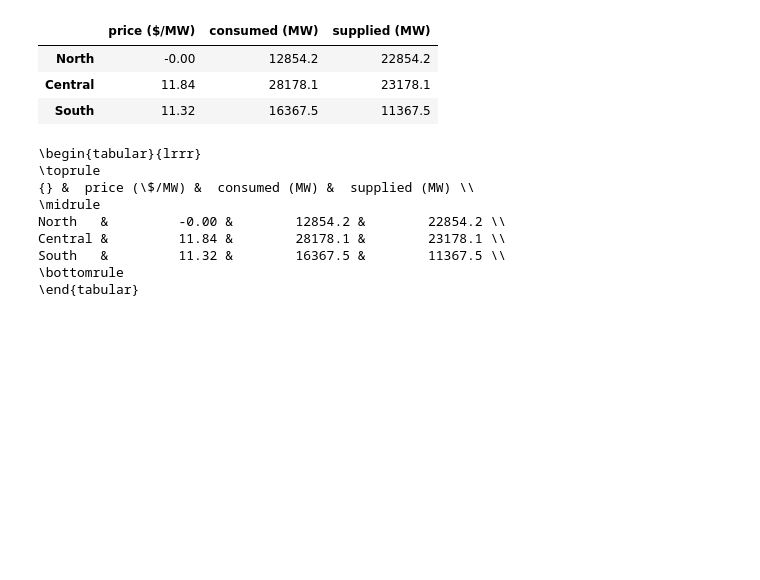
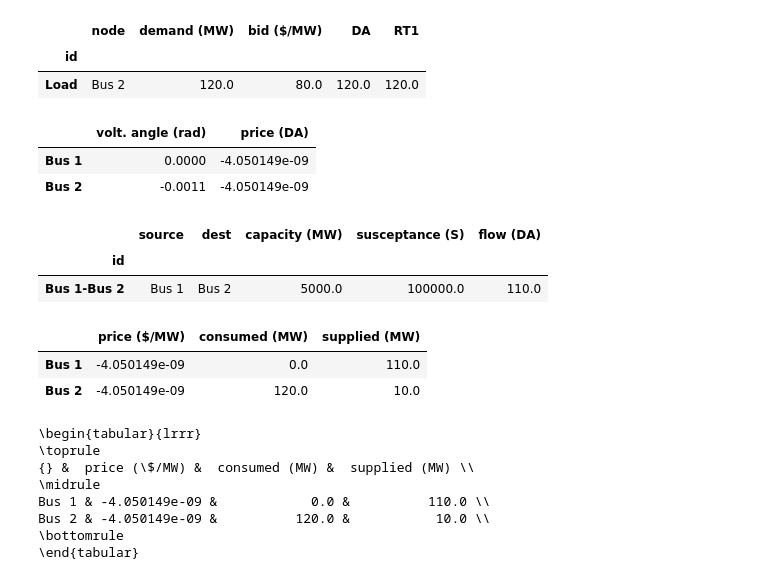
Before and after one commit to drakesiard/power, a Jupyter notebook: dtu31792/project/proj2-stochastic-program.ipynb, the cells around one changed output. Drawn from its saved outputs; the diff is of its cells as text; code cells hidden in the pictures; blank space fills up the shorter version.

```diff
--- a/dtu31792/project/proj2-stochastic-program.ipynb
+++ b/dtu31792/project/proj2-stochastic-program.ipynb
@@ -25,0 +24,6 @@ supply.head()
+# %%
+demand = pd.read_csv('stochastic_example_bid.csv').set_index('id')
+ndemand = len(demand)
+ushed = demand['bid ($/MW)'].max()
+print(demand.shape)
+demand.head()
@@ -25,0 +35,16 @@ supply.head()
+# %%
+scenarios = pd.read_csv('stochastic_example_scenarios.csv').set_index('scenario')
+nscenarios = len(scenarios)
+pi_w = 1. / nscenarios
+
+# scenarios = scenarios.loc[[1]]
+# nscenarios = 1
+# pi_w = 1.
+
+# scenarios = scenarios.loc[[]]
+# nscenarios = 0
+# pi_w = 0.
+
+nscenarios = len(scenarios)
+print(scenarios.shape)
+scenarios.head()
@@ -26,5 +56,5 @@ supply.head()
 # %%
-nodes = list(supply['node'].unique())
+nodes = sorted(set(supply['node']) | set(demand['node']))
 nnodes = len(nodes)
 print(nodes)
 # %% [output]
@@ -32,6 +61,0 @@ print(nodes)
-# %%
-demand = pd.read_csv('20201007_bids_cb.processed.csv').set_index('id')
-ndemand = len(demand)
-assert demand.node.isin(nodes).all()
-print(demand.shape)
-demand.head()
@@ -127,24 +208,40 @@ buses = pd.DataFrame({
+# %%
+demand.head()
+# %% [output]
+|  | node | demand (MW) | bid ($/MW) | DA | RT1 |
+| id |  |  |  |  |  |
+| Load | Bus 2 | 120.0 | 80.0 | 120.0 | 120.0 |
+# %%
+buses.head()
+# %% [output]
+|  | volt. angle (rad) | price (DA) |
+| Bus 1 | 0.0000 | -4.050149e-09 |
+| Bus 2 | -0.0011 | -4.050149e-09 |
+# %%
+lines
+# %% [output]
+|  | source | dest | capacity (MW) | susceptance (S) | flow (DA) |
+| id |  |  |  |  |  |
+| Bus 1-Bus 2 | Bus 1 | Bus 2 | 5000.0 | 100000.0 | 110.0 |
 # %%
 summary = pd.concat([
-    buses['node price ($/MW)'],
-    demand.groupby('node')['consumed (MW)'].sum(),
-    supply.groupby('node')['supplied (MW)'].sum(),
-], axis=1)
+    buses['price (DA)'],
+    demand.groupby('node')['DA'].sum(),
+    supply.groupby('node')['DA'].sum(),
+], axis=1).fillna(0.)
 summary.columns = ['price ($/MW)', 'consumed (MW)', 'supplied (MW)']
 display(summary)
 print(summary.to_latex())
 # %% [output]
 |  | price ($/MW) | consumed (MW) | supplied (MW) |
-| North | -0.00 | 12854.2 | 22854.2 |
-| Central | 11.84 | 28178.1 | 23178.1 |
-| South | 11.32 | 16367.5 | 11367.5 |
+| Bus 1 | -4.050149e-09 | 0.0 | 110.0 |
+| Bus 2 | -4.050149e-09 | 120.0 | 10.0 |
 \begin{tabular}{lrrr}
 \toprule
 {} &  price (\$/MW) &  consumed (MW) &  supplied (MW) \\
 \midrule
-North   &         -0.00 &        12854.2 &        22854.2 \\
-Central &         11.84 &        28178.1 &        23178.1 \\
-South   &         11.32 &        16367.5 &        11367.5 \\
+Bus 1 & -4.050149e-09 &            0.0 &          110.0 \\
+Bus 2 & -4.050149e-09 &          120.0 &           10.0 \\
 \bottomrule
 \end{tabular}
 # %%
```
Also changed, not shown: parts of 16 cells of this notebook, 5 other files.
